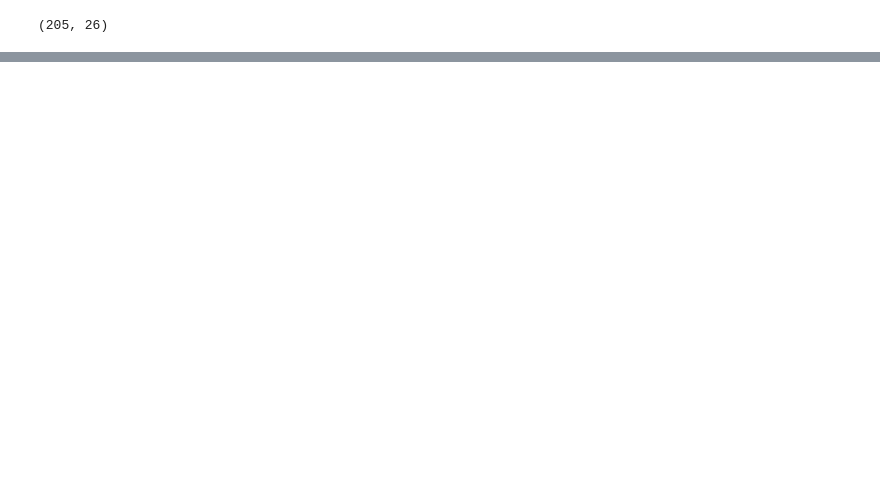
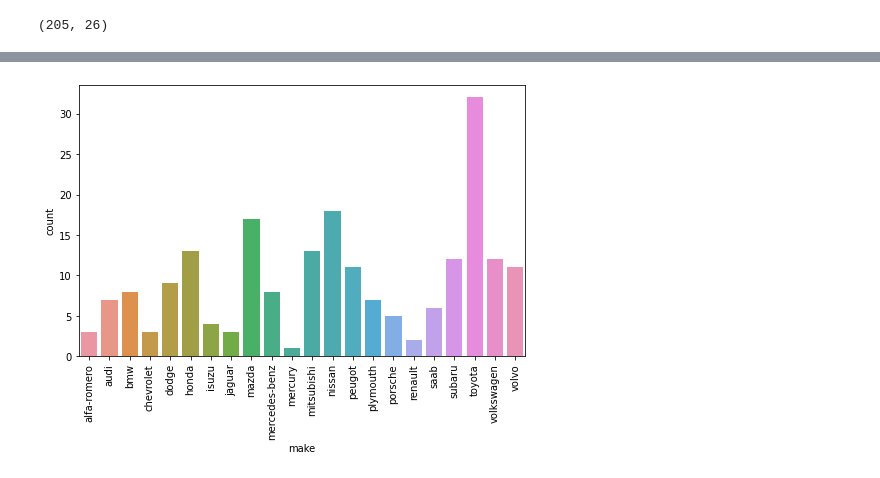
Before and after one commit to DevTeymur/Automobile-Price-Prediction-Model, a Jupyter notebook: model.ipynb, the cells around one changed output, grey strips where cells are left out. Drawn from its saved outputs; the diff is of its cells as text; code cells hidden in the pictures; blank space fills up the shorter version.

```diff
--- a/model.ipynb
+++ b/model.ipynb
@@ -6,4 +8,5 @@ import matplotlib.pyplot as plt
 # %%
-data=pd.read_csv('Automobile_data.csv')
+data=pd.read_csv('Automobile_data.csv', na_values=['?', ' ?', '? '])
+data=data.replace(['?'], np.nan)
 # %%
 df=data.copy()
@@ -33,0 +93,7 @@ df.shape
+# %%
+plt.figure(figsize=(8,5))
+sns.countplot(df.make)
+plt.xticks(rotation=90)
+plt.show()
+# %% [output]
+[figure, added]
```
Also changed, not shown: parts of 47 cells of this notebook, 5 other files.
